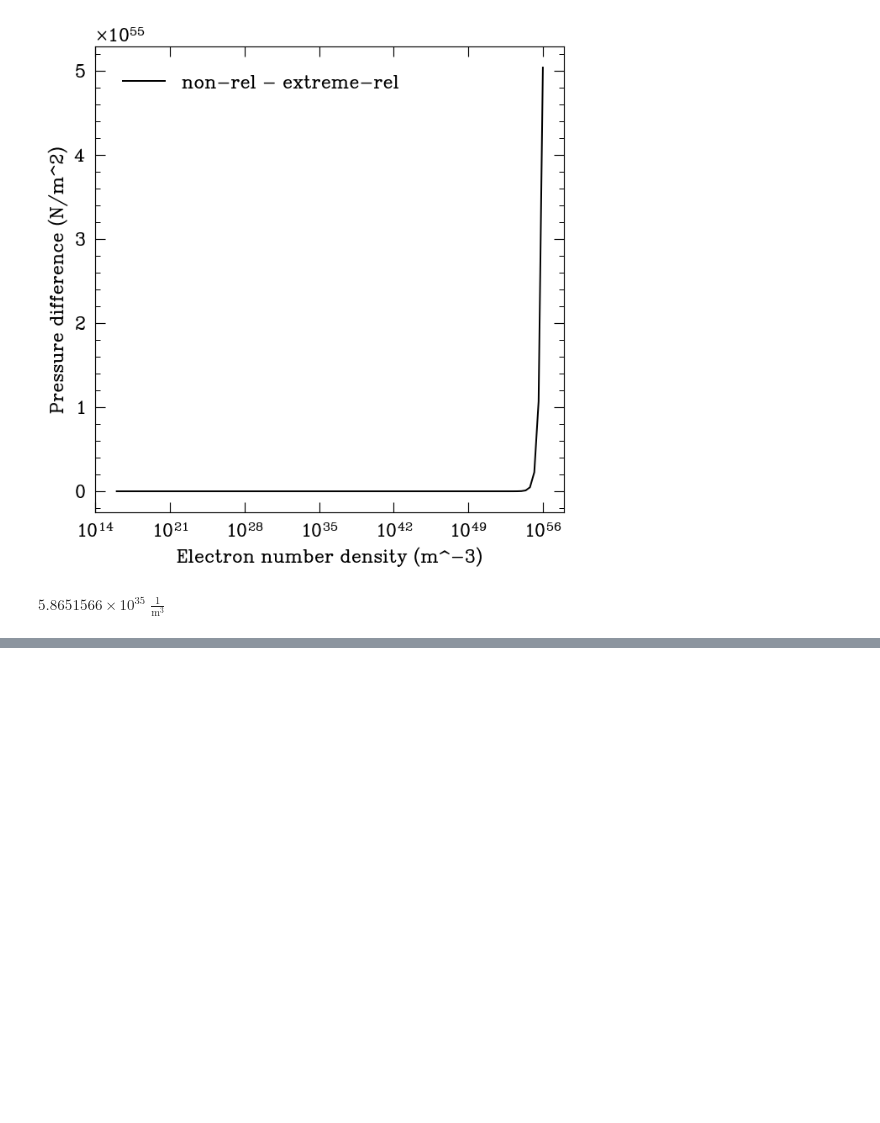
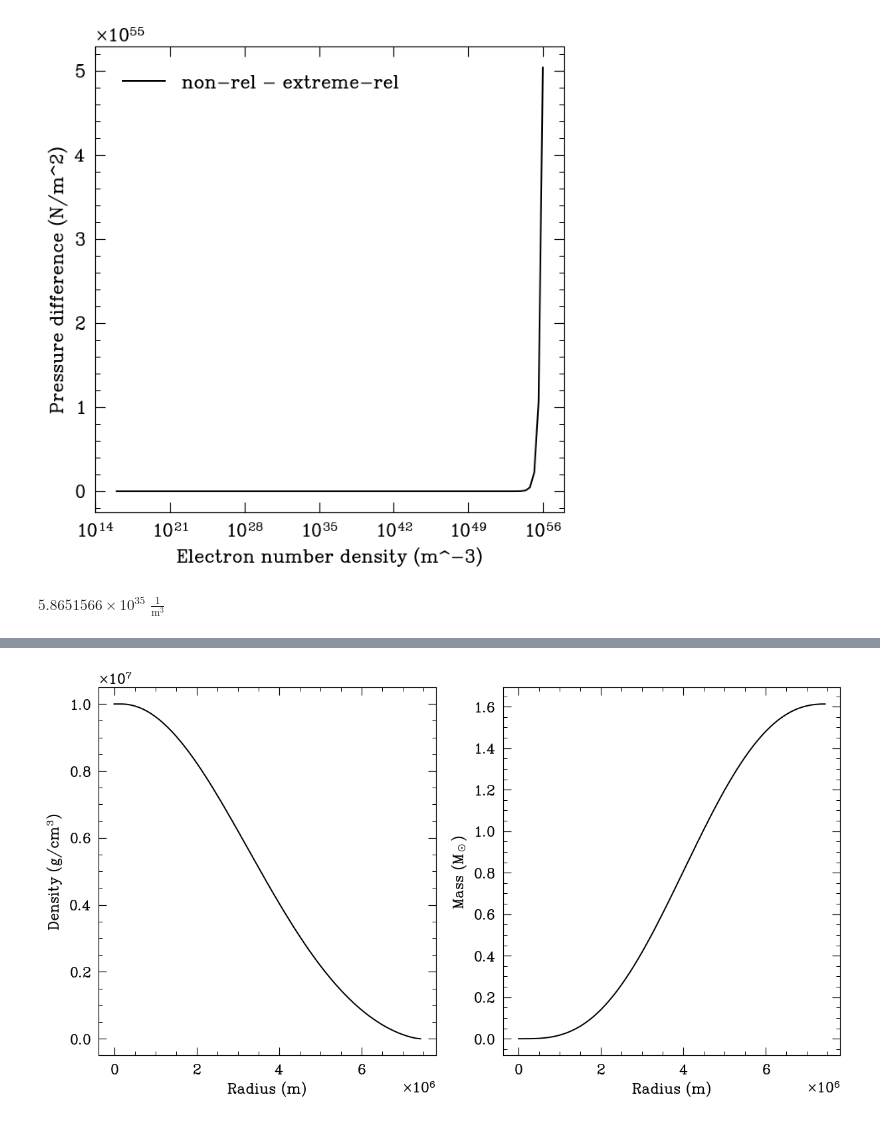
Before and after one commit to EricMullerAU/Stars-Project, a Jupyter notebook: Jason_crap/rel_start.ipynb, the cells around one changed output, grey strips where cells are left out. Drawn from its saved outputs; the diff is of its cells as text; code cells hidden in the pictures; blank space fills up the shorter version.

```diff
--- a/Jason_crap/rel_start.ipynb
+++ b/Jason_crap/rel_start.ipynb
@@ -423,0 +505,60 @@ sol
+# %%
+# Use a dynamic radius step to prevent negative densities
+
+m_init = 0 * u.M_sun
+rho_init = 1e7 * u.g/u.cm**3
+
+r_start = 0.1 * u.m
+r_step = 1e5 * u.m
+
+max_mass = 5 * u.M_sun
+
+mass = [m_init]
+radius = [r_start]
+dens = [rho_init]
+
+def drhodr(r, rho, m, mu_e = 2):
+    K_NR = c.h**2 / 5 / c.m_e * (3 / 8 / np.pi)**(2/3)
+    return (- 3/5 * (c.G * (c.m_p + c.m_e)**(5/3) * mu_e**(5/3) * m * rho**(1/3)) / (K_NR * r**2)).cgs
+
+def dmdr(r, rho):
+    return (4 * np.pi * r**2 * rho)
+
+def generator():
+    while mass[-1] <= max_mass.cgs:
+        yield
+
+for _ in tqdm(generator()): # Gives a progress tracker
+    mass_del = r_step * dmdr(radius[-1], dens[-1])
+    dens_del = r_step * drhodr(radius[-1],dens[-1],mass[-1])
+
+    # Condition to end loop once density close enough to zero
+    if np.abs((dens_del + dens[-1]).value)*dens_del.unit < 1e-100 * u.g/u.cm**3:
+        break
+
+    # if mass_del / r_step < 1e-20 * u.g / u.cm:
+    #     break
+
+    if dens_del + dens[-1] < 0:
+        r_step *= 0.1
+        continue
+
+    else:
+        mass.append((mass_del + mass[-1]).cgs)
+        dens.append((dens_del + dens[-1]).cgs)
+        radius.append((r_step + radius[-1]).cgs)
+
+# Convert to astropy table
+results_tab = QTable([radius, mass, dens], names=('r', 'm', 'rho'))
+
+fig, ax  = plt.subplots(ncols=2, figsize=(12, 6))
+ax[0].plot(results_tab['r'],results_tab['rho'])
+ax[1].plot(results_tab['r'],results_tab['m'])
+ax[0].set_xlabel('Radius (m)')
+ax[1].set_xlabel('Radius (m)')
+ax[0].set_ylabel(r'Density (g/cm$^3$)')
+ax[1].set_ylabel(r'Mass (M$_\odot$)')
+
+plt.show()
+# %% [output]
+[figure, added]
```
Also changed, not shown: parts of 15 cells of this notebook.
